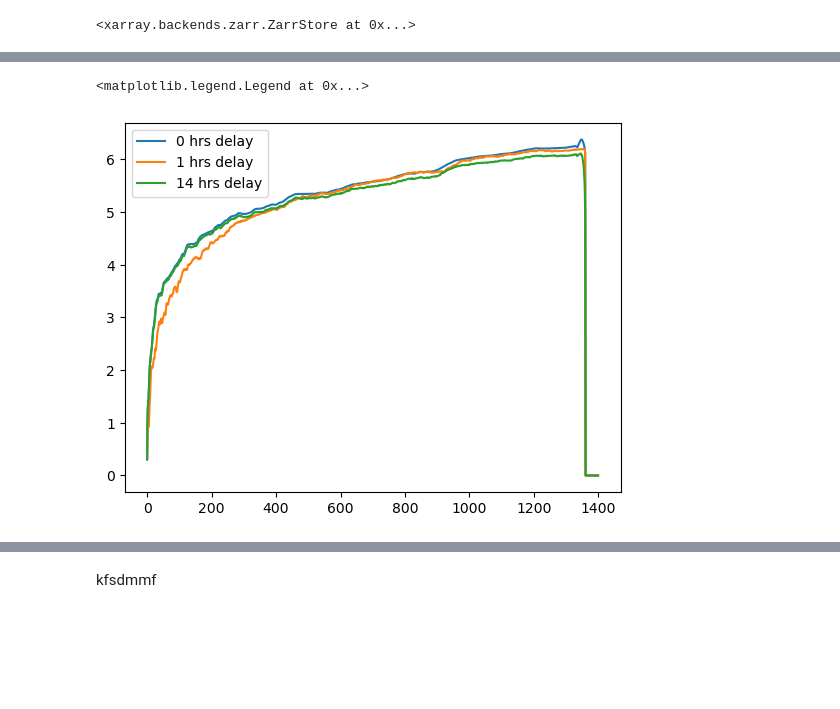
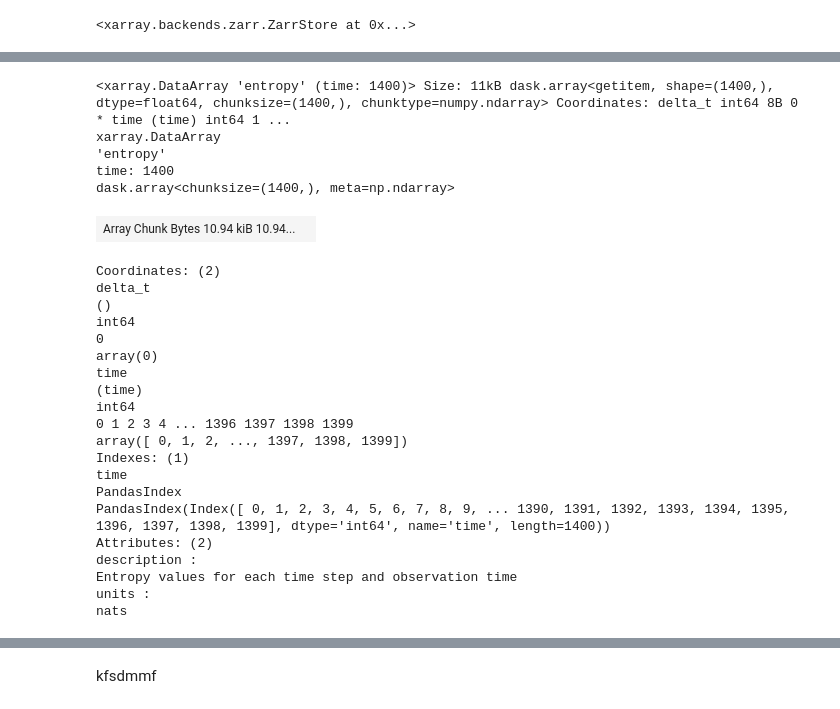
Before and after one commit to OceanParcels/NEMO_Ensemble_Lagrangian_Analysis, a Jupyter notebook: notebooks/09.Single_member_statistics.ipynb, the cells around one changed output, grey strips where cells are left out. Drawn from its saved outputs; the diff is of its cells as text; code cells hidden in the pictures; blank space fills up the shorter version.

```diff
--- a/notebooks/09.Single_member_statistics.ipynb
+++ b/notebooks/09.Single_member_statistics.ipynb
@@ -271,8 +226,33 @@ Attributes: (0)
-# %%
-for delta_t in [0, 1, 14]:
-    plt.plot(entropy_sets[delta_t], label=f'{delta_t} hrs delay')
-
-plt.legend()
-# %% [output]
-<matplotlib.legend.Legend at 0x...>
-[figure, removed]
+# %%
+n_gaps, n_timesteps = P_m['entropy'].values.shape
+
+for t_gap in range(1, n_gaps):
+
+    P_m['entropy'][0, :]
+# %% [output]
+<xarray.DataArray 'entropy' (time: 1400)> Size: 11kB dask.array<getitem, shape=(1400,), dtype=float64, chunksize=(1400,), chunktype=numpy.ndarray> Coordinates: delta_t int64 8B 0 * time (time) int64 1 ...
+xarray.DataArray
+'entropy'
+time: 1400
+dask.array<chunksize=(1400,), meta=np.ndarray>
+| Array Chunk Bytes 10.94 kiB 10.94... |  |
+Coordinates: (2)
+delta_t
+()
+int64
+0
+array(0)
+time
+(time)
+int64
+0 1 2 3 4 ... 1396 1397 1398 1399
+array([ 0, 1, 2, ..., 1397, 1398, 1399])
+Indexes: (1)
+time
+PandasIndex
+PandasIndex(Index([ 0, 1, 2, 3, 4, 5, 6, 7, 8, 9, ... 1390, 1391, 1392, 1393, 1394, 1395, 1396, 1397, 1398, 1399], dtype='int64', name='time', length=1400))
+Attributes: (2)
+description :
+Entropy values for each time step and observation time
+units :
+nats
```
Also changed, not shown: parts of 15 cells of this notebook, 6 other files.
